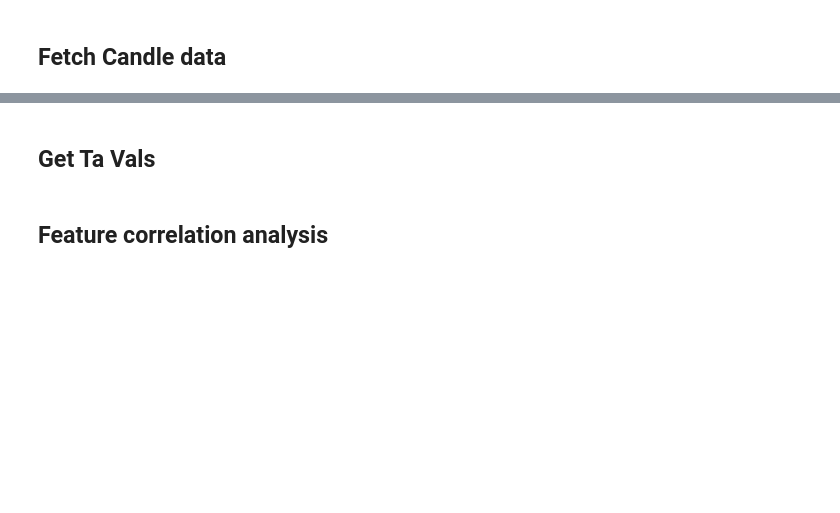
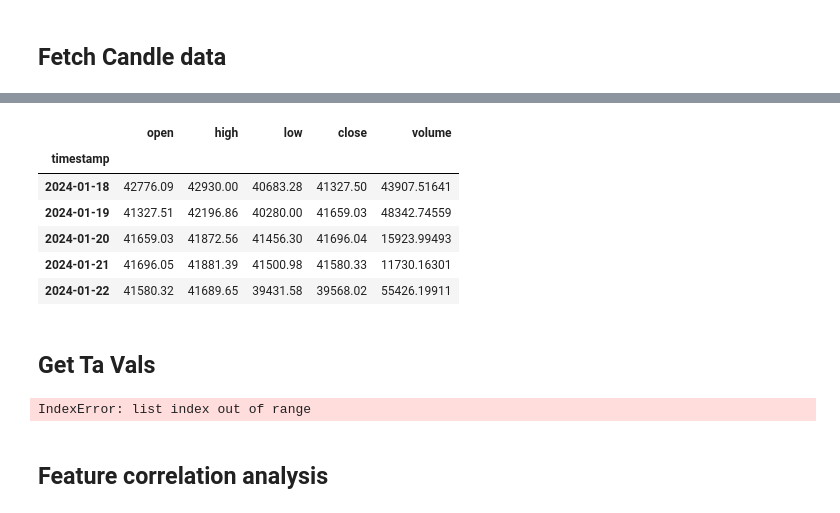
Before and after one commit to nicolassalok1/TimeSeries, a Jupyter notebook: chapter11/TensorTrade_Optuna_orig.ipynb, the cells around one changed output, grey strips where cells are left out. Drawn from its saved outputs; the diff is of its cells as text; code cells hidden in the pictures; blank space fills up the shorter version.

```diff
--- a/chapter11/TensorTrade_Optuna_orig.ipynb
+++ b/chapter11/TensorTrade_Optuna_orig.ipynb
@@ -262,3 +226,28 @@ df
+# %%
+import ccxt
+import pandas as pd
+
+exchange = ccxt.binance()
+symbol = 'BTC/USDT'
+timeframe = '1d'
+
+# Téléchargement brut via CCXT
+ohlcv = exchange.fetch_ohlcv(symbol=symbol, timeframe=timeframe)
+
+# Conversion en DataFrame
+df = pd.DataFrame(ohlcv, columns=["timestamp", "open", "high", "low", "close", "volume"])
+df["timestamp"] = pd.to_datetime(df["timestamp"], unit="ms")
+df.set_index("timestamp", inplace=True)
+
+df.head()
+# %% [output]
+|  | open | high | low | close | volume |
+| timestamp |  |  |  |  |  |
+| 2024-01-18 | 42776.09 | 42930.00 | 40683.28 | 41327.50 | 43907.51641 |
+| 2024-01-19 | 41327.51 | 42196.86 | 40280.00 | 41659.03 | 48342.74559 |
+| 2024-01-20 | 41659.03 | 41872.56 | 41456.30 | 41696.04 | 15923.99493 |
+| 2024-01-21 | 41696.05 | 41881.39 | 41500.98 | 41580.33 | 11730.16301 |
+| 2024-01-22 | 41580.32 | 41689.65 | 39431.58 | 39568.02 | 55426.19911 |
 # %% [markdown]
 ## Get Ta Vals
 # %%
@@ -267,15 +256,19 @@ ohlcv_df = df.reset_index().rename({"Date": "datetime"}, axis='columns')
 # %%
-ta_df = df.copy()
+import numpy as np
+
+ta_df = df_BTC.copy()
 ta_df.columns = [name.lower().split(':')[1] for name in df.columns]
 
 ta_df = sauceCity(ta_df.reset_index().rename({"Date": "date"}, axis='columns'))
 
 ta_df['close'] = df['BTC:close'].to_numpy()
-# ta_df['open_minus_close'] = np.log(ta_df['open']) - np.log(ta_df['close'])
-# ta_df['high_minus_low'] = np.log(ta_df['high']) - np.log(ta_df['low'])
+ta_df['open_minus_close'] = np.log(ta_df['open']) - np.log(ta_df['close'])
+ta_df['high_minus_low'] = np.log(ta_df['high']) - np.log(ta_df['low'])
 
 ta_df = ta_df.set_index('date')
 ta_df
+# %% [output]
+IndexError: list index out of range
 # %%
 df = ta_df
 # %%
```
Also changed, not shown: parts of 11 cells of this notebook.
